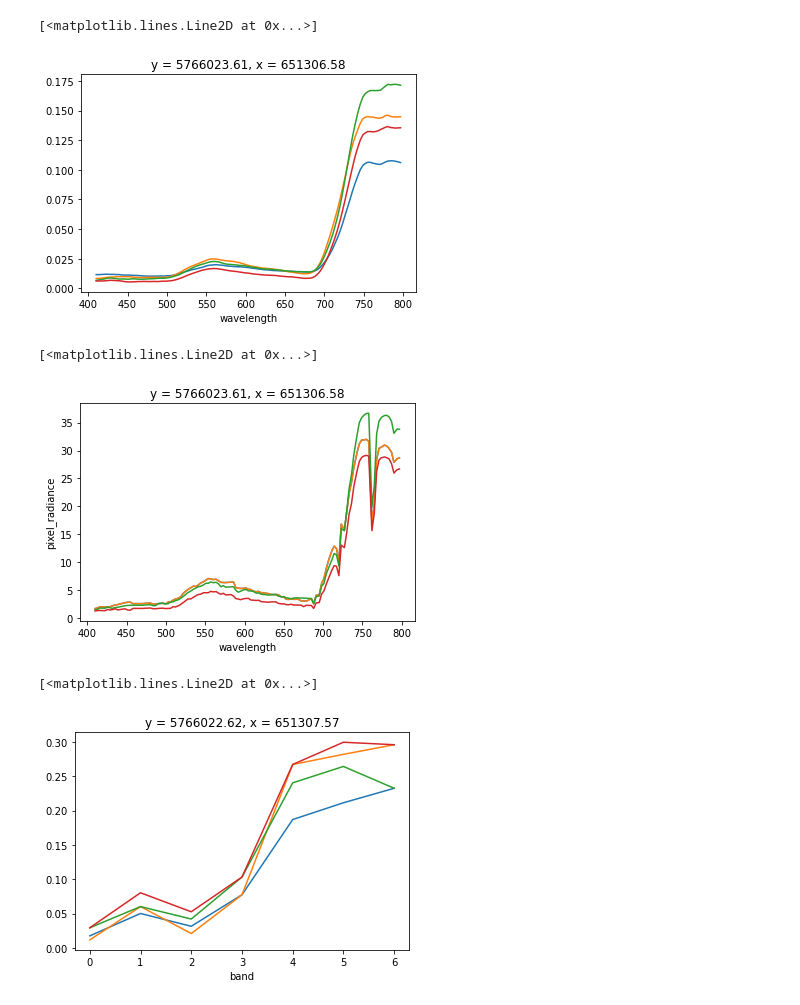
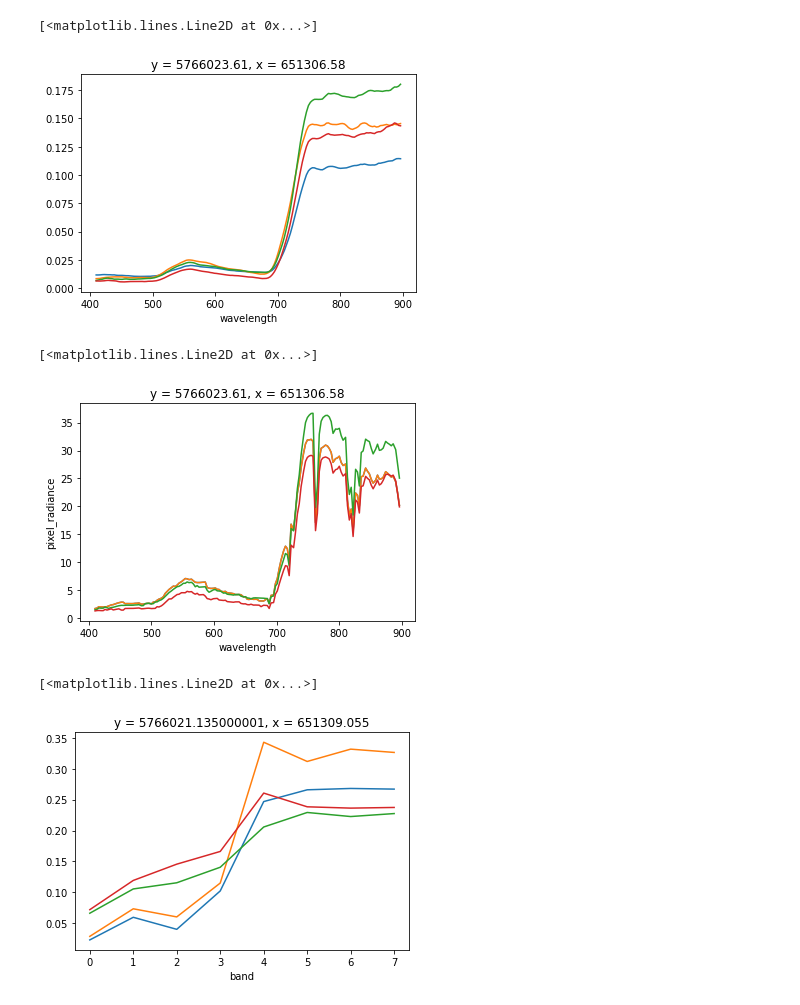
Before and after one commit to joe-fennell/pyeosim, a Jupyter notebook: py6s_tests.ipynb, the cells around one changed output. Drawn from its saved outputs; the diff is of its cells as text; code cells hidden in the pictures.

```diff
--- a/py6s_tests.ipynb
+++ b/py6s_tests.ipynb
@@ -74,14 +74,14 @@ fpath = '../georis/georis/TEST_dataset/TEST collect/TEST-1-20200621/L3_rect/TEST
 im = xarray.open_rasterio(fpath)
 im = im.assign_coords(wavelength=('band',[float(x[:6]) for x in im.descriptions]))
 im = im.swap_dims({'band':'wavelength'})
-im_ref = im.sel(wavelength=slice(400,800))/10000
+im_ref = im.sel(wavelength=slice(400,899))/10000
 im_ref.isel(x=0,y=0).plot()
 im_ref.isel(x=0,y=1).plot()
 im_ref.isel(x=1,y=0).plot()
 im_ref.isel(x=1,y=1).plot()
 # %% [output]
 [<matplotlib.lines.Line2D at 0x...>]
-[figure, old version]
+[figure, new version]
 # %%
 TOA = atmos.transform(im_ref)
 TOA.isel(x=0,y=1).plot()
@@ -90,30 +90,30 @@ TOA.isel(x=1,y=0).plot()
 TOA.isel(x=1,y=1).plot()
 # %% [output]
 [<matplotlib.lines.Line2D at 0x...>]
-[figure, old version]
+[figure, new version]
 # %%
-ccd = LinearCCD(integration_time=.2,
+ccd = LinearCCD(integration_time=.1,
                  sense_node_gain=5,
-                 dark_noise=50,
-                 adc_gain=2000,
+                 dark_noise=20,
+                 adc_gain=6000,
                  adc_vref=5,
-                 full_well=33000,
-                 store_steps=True,
+                 full_well=50000,
+                 store_steps=False,
                  ccd_vref=5,
-                 Q_e=.6,
                  psf_fwhm=2.2,
-                 ground_sample_distance=1)
+                 pixel_area = 5,
+                 ground_sample_distance=2)
 
 ref = atmos.transform(xarray.ones_like(TOA))
 out = ccd.transform(TOA)
 out_r = out/ccd.transform(ref).mean(['x','y'])
 out_r.isel(x=0,y=0).plot()
 out_r.isel(x=0,y=1).plot()
 out_r.isel(x=1,y=0).plot()
 out_r.isel(x=1,y=1).plot()
 # %% [output]
 [<matplotlib.lines.Line2D at 0x...>]
-[figure, old version]
+[figure, new version]
 # %%
 rgb_orig = im.isel(wavelength=[70,40,20]).swap_dims({'wavelength':'band'})
 bgr = out.isel(band=[2,1,0])
```
Also changed, not shown: parts of 7 cells of this notebook, 8 other files.
